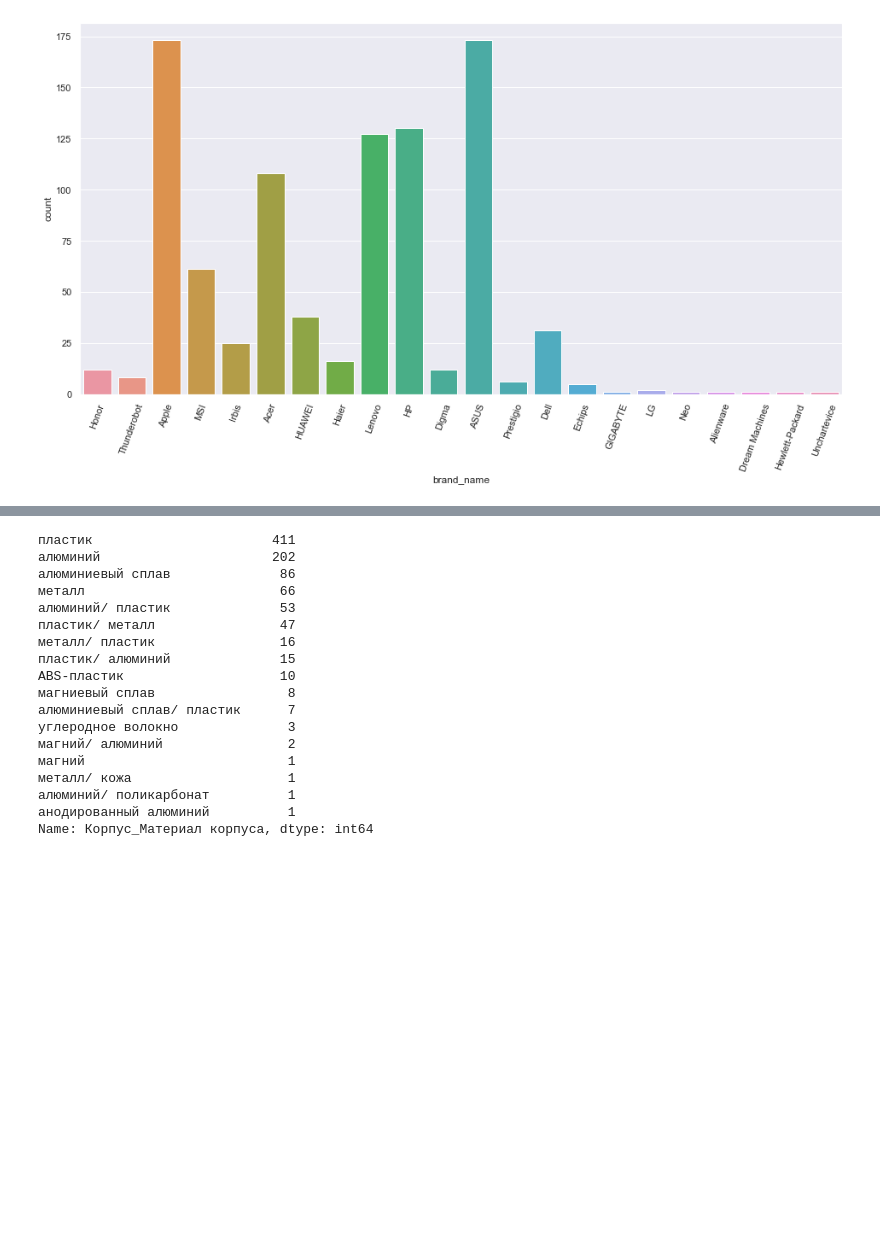
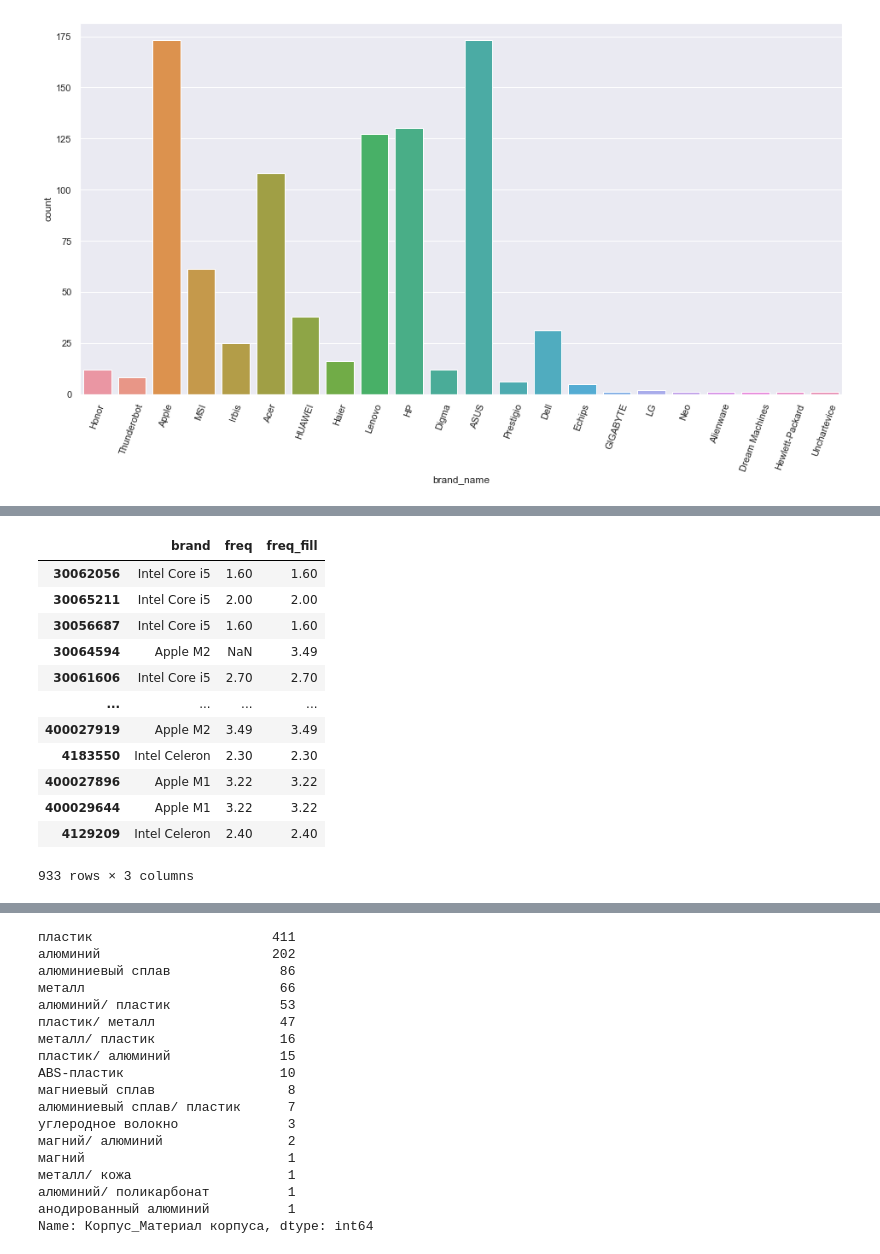
Before and after one commit to mlsystemdesignproject/notebook_price, a Jupyter notebook: notebooks/EDA.ipynb, the cells around one changed output, grey strips where cells are left out. Drawn from its saved outputs; the diff is of its cells as text; code cells hidden in the pictures; blank space fills up the shorter version.

```diff
--- a/notebooks/EDA.ipynb
+++ b/notebooks/EDA.ipynb
@@ -368,0 +187,14 @@ df["Экран_Диагональ экрана_num"] = df["Экран_Диаго
+# %%
+def get_proc_name(column, popular_names=None):
+    values = column.split()
+    if not values:
+        return np.NAN
+    if (values[0] == "Intel" and values[1] == "Core"):
+        result = " ".join(values[0:3])
+    else:
+        result = " ".join(values[0:2])
+
+    if not popular_names is None:
+        if result not in popular_names:
+            result = values[0]
+    return result
@@ -368,0 +221,8 @@ df["Экран_Диагональ экрана_num"] = df["Экран_Диаго
+# %%
+proc_brand = proc.apply(get_proc_name, popular_names=popular_names)
+proc_freq = proc.apply(get_frequency)
+# %%
+df_brand_freq = pd.DataFrame.from_dict({
+    "brand" : proc_brand,
+    "freq" : proc_freq
+})
@@ -368,0 +244,18 @@ df["Экран_Диагональ экрана_num"] = df["Экран_Диаго
+# %%
+df_brand_freq["freq_fill"] = df_brand_freq.groupby("brand").freq.transform(lambda x: x.fillna(x.mean()))
+# %%
+df_brand_freq
+# %% [output]
+|  | brand | freq | freq_fill |
+| 30062056 | Intel Core i5 | 1.60 | 1.60 |
+| 30065211 | Intel Core i5 | 2.00 | 2.00 |
+| 30056687 | Intel Core i5 | 1.60 | 1.60 |
+| 30064594 | Apple M2 | NaN | 3.49 |
+| 30061606 | Intel Core i5 | 2.70 | 2.70 |
+| ... | ... | ... | ... |
+| 400027919 | Apple M2 | 3.49 | 3.49 |
+| 4183550 | Intel Celeron | 2.30 | 2.30 |
+| 400027896 | Apple M1 | 3.22 | 3.22 |
+| 400029644 | Apple M1 | 3.22 | 3.22 |
+| 4129209 | Intel Celeron | 2.40 | 2.40 |
+933 rows × 3 columns
```
Also changed, not shown: parts of 134 cells of this notebook, 5 other files.
